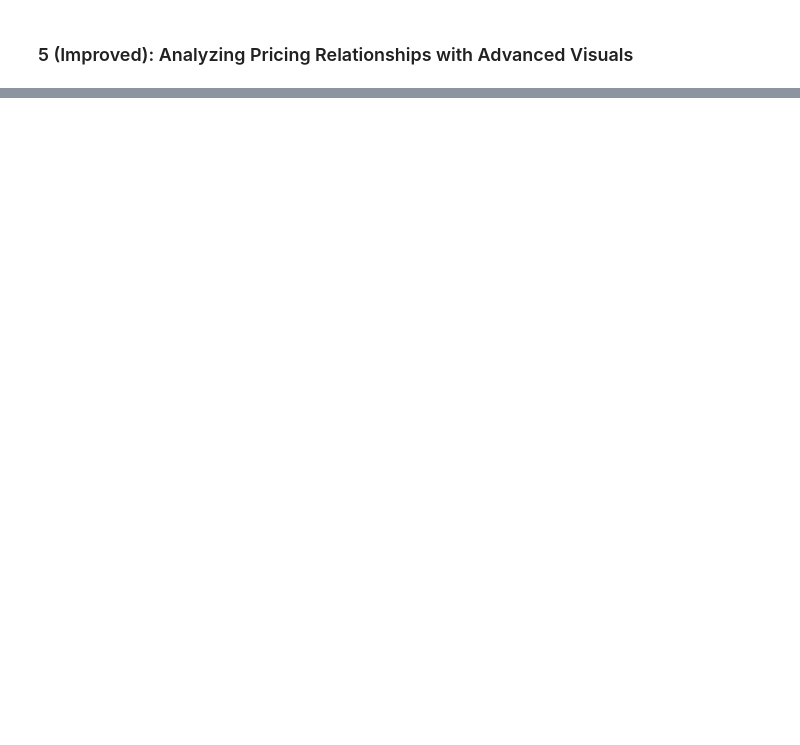
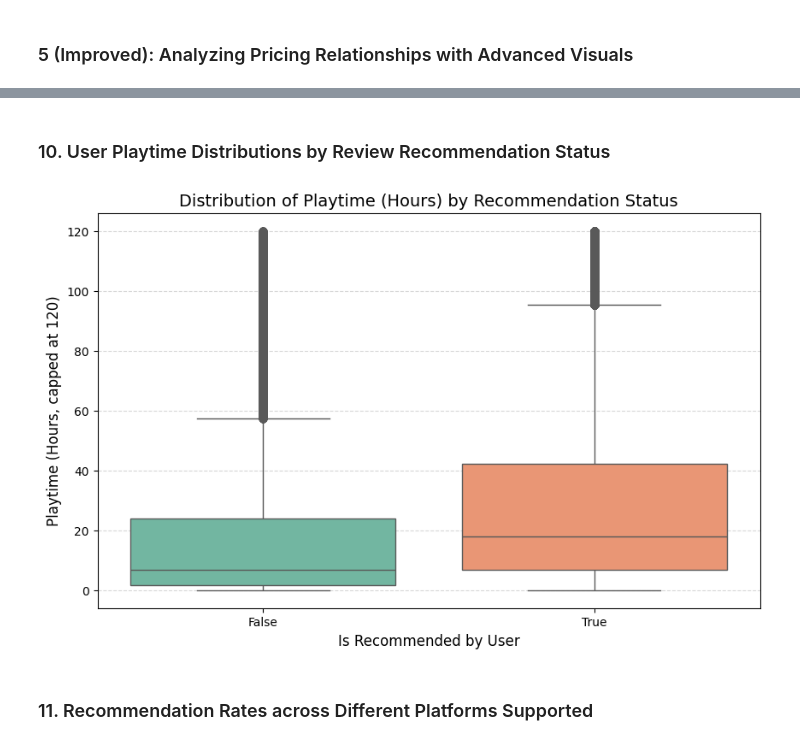
Before and after one commit to Hanan786-coder/Game-Recommendation-System, a Jupyter notebook: notebooks/eda.ipynb, the cells around one changed output, grey strips where cells are left out. Drawn from its saved outputs; the diff is of its cells as text; code cells hidden in the pictures; blank space fills up the shorter version.

```diff
--- a/notebooks/eda.ipynb
+++ b/notebooks/eda.ipynb
@@ -303,0 +445,24 @@ plt.show()
+# %% [markdown]
+### 10. User Playtime Distributions by Review Recommendation Status
+# %%
+plt.figure(figsize=(10, 6))
+# Filter extreme playtime outliers (> 120 hours) for visual clarity
+filtered_combined = combined_df[combined_df['hours'] <= 120]
+
+sns.boxplot(
+    data=filtered_combined,
+    x='is_recommended',
+    y='hours',
+    palette='Set2',
+    hue='is_recommended',
+    legend=False
+)
+plt.title('Distribution of Playtime (Hours) by Recommendation Status', fontsize=14)
+plt.xlabel('Is Recommended by User', fontsize=12)
+plt.ylabel('Playtime (Hours, capped at 120)', fontsize=12)
+plt.grid(axis='y', linestyle='--', alpha=0.5)
+plt.show()
+# %% [output]
+[figure, added]
+# %% [markdown]
+### 11. Recommendation Rates across Different Platforms Supported
```
Also changed, not shown: parts of 27 cells of this notebook.
